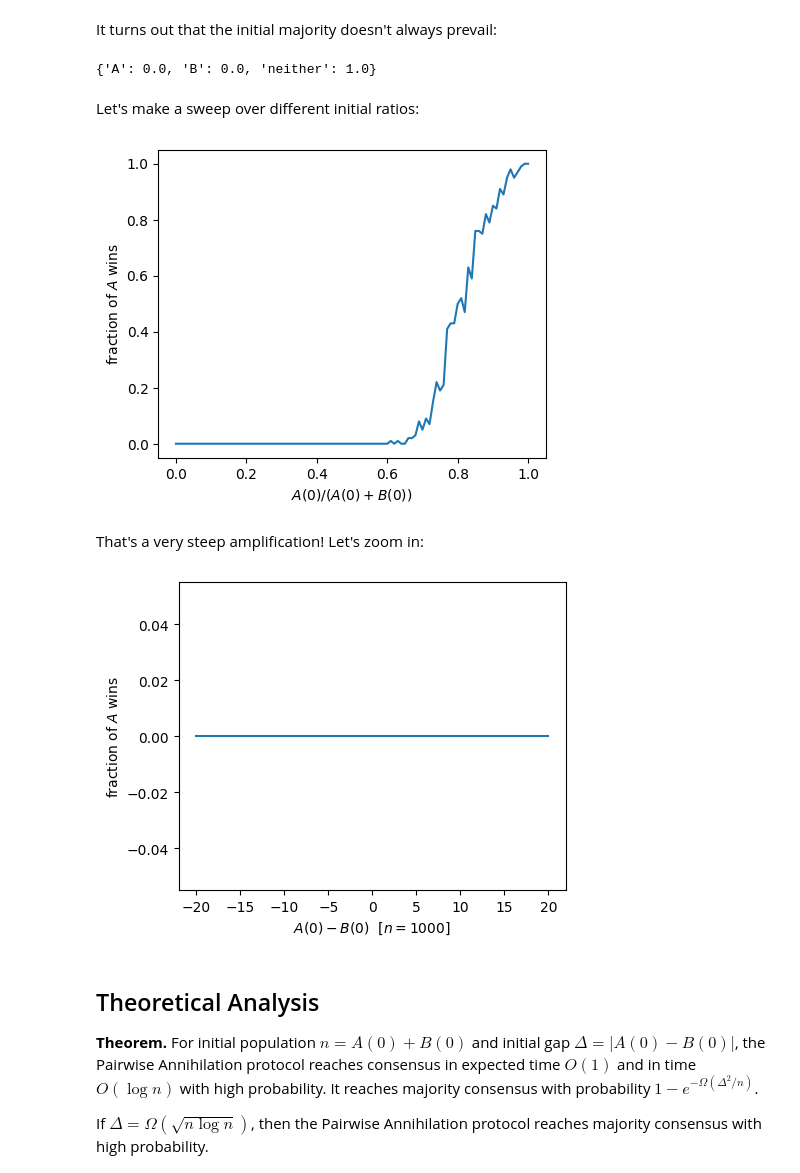
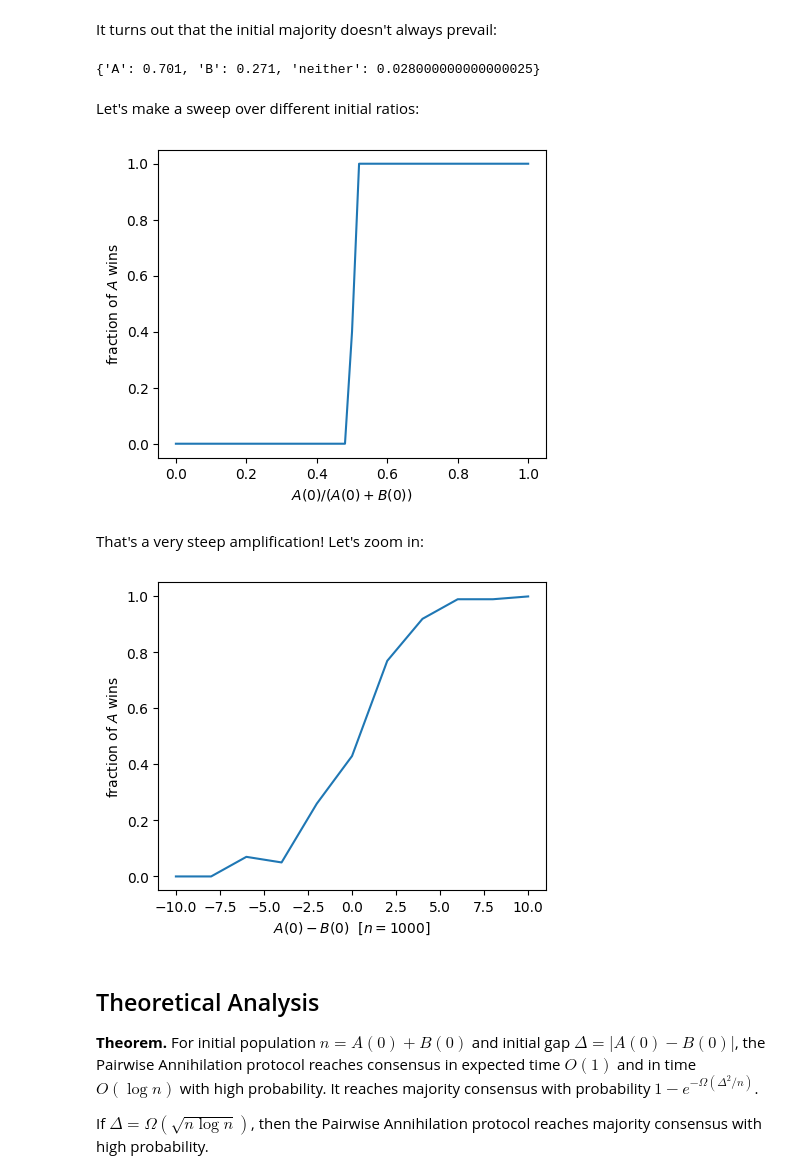
Before and after one commit to BioDisCo/computational_bioengineering, a Jupyter notebook: consensus/notes.ipynb, the cells around one changed output. Cells and saved outputs as stored; diff of their text form; code cells hidden in the pictures.

```diff
--- a/consensus/notes.ipynb
+++ b/consensus/notes.ipynb
@@ -411,67 +423,68 @@ plot_pa_over_time(**simulate_pa(51 / mp.u.uL, 49 / mp.u.uL, mu=1.0, delta=1.0, d
 # %% [markdown]
 It turns out that the initial majority doesn't always prevail:
 # %%
-def fraction_won(A0, B0, reps=1000, **kwargs):
-    cnt_A_won = 0
-    cnt_B_won = 0
+def fraction_won(A0, B0, repetitions: int=1000, **kwargs) -> dict[str, float]:
+    cnt_A_won: int = 0
+    cnt_B_won: int = 0
 
-    result = simulate_pa(A0=A0, B0=B0, stochastic=True, repetitions=reps, **kwargs)
+    result = simulate_pa(A0=A0 / mp.u.uL , B0=B0 / mp.u.uL, stochastic=True, repetitions=repetitions, **kwargs)
 
-    for i in range(reps):
+    for i in range(repetitions):
         if result['A'][i][-1] == 0 and result['B'][i][-1] != 0:
             cnt_B_won += 1
         if result['B'][i][-1] == 0 and result['A'][i][-1] != 0:
             cnt_A_won += 1
 
-    return {'A': cnt_A_won/reps,
-            'B': cnt_B_won/reps,
-            'neither': 1 - (cnt_A_won+cnt_B_won)/reps}
+    return {'A': cnt_A_won/repetitions,
+            'B': cnt_B_won/repetitions,
+            'neither': 1 - (cnt_A_won+cnt_B_won)/repetitions}
 
-print(fraction_won(501, 499, mu=1.0, delta=1.0, duration=3))
+print(fraction_won(501, 499, mu=1.0, delta=1.0, duration=5 * mp.u.min))
 # %% [output]
-{'A': 0.0, 'B': 0.0, 'neither': 1.0}
+{'A': 0.701, 'B': 0.271, 'neither': 0.028000000000000025}
 # %% [markdown]
 Let's make a sweep over different initial ratios:
 # %%
-def fraction_A_won_ratio_sweep(total_pop, **kwargs):
-    fractions = {}
-    for A0 in tqdm.tqdm(range(total_pop+1)):
+def fraction_A_won_ratio_sweep(total_pop: int, **kwargs) -> tuple[list[float], list[float]]:
+    ratios: list[float] = []
+    wins: list[float] = []
+    increment: int = 2
+    for A0 in tqdm.tqdm(range(0, total_pop+1, increment)):
         B0 = total_pop - A0
+        ratios.append(A0/total_pop)
+        wins.append(fraction_won(A0, B0, **kwargs)['A'])
+    return ratios, wins
 
-        fractions[A0/total_pop] = fraction_won(A0, B0, **kwargs)['A']
-
-    return fractions
-
-ratio_sweep = fraction_A_won_ratio_sweep(100, reps=100, mu=1.0, delta=1.0, duration=3)
+ratios, wins = fraction_A_won_ratio_sweep(100, repetitions=10, mu=1.0, delta=1.0, duration=5 * mp.u.min)
 # %%
 plt.figure(figsize=figsize)
 plt.xlabel('$A(0)/(A(0)+B(0))$')
 plt.ylabel('fraction of $A$ wins')
-plt.plot(ratio_sweep.keys(), ratio_sweep.values())
+plt.plot(ratios, wins)
 plt.show()
 # %% [output]
-[figure, old version]
+[figure, new version]
 # %% [markdown]
 That's a very steep amplification! Let's zoom in:
 # %%
-def fraction_A_won_diff_sweep(total_pop, max_diff, **kwargs):
-    fractions = {}
+def fraction_A_won_diff_sweep(total_pop: int, max_diff: int, **kwargs) -> tuple[list[int], list[float]]:
+    differences: list[int] = []
+    wins: list[float] = []
     for A0 in tqdm.tqdm(range(total_pop//2-max_diff, total_pop//2+max_diff+1)):
         B0 = total_pop - A0
+        differences.append(A0-B0)
+        wins.append(fraction_won(A0, B0, **kwargs)['A'])
+    return differences, wins
 
-        fractions[A0-B0] = fraction_won(A0, B0, **kwargs)['A']
-
-    return fractions
-
-diff_sweep = fraction_A_won_diff_sweep(1000, 10, reps=100, mu=1.0, delta=1.0, duration=3)
+differences, wins_zoom = fraction_A_won_diff_sweep(1000, 5, repetitions=100, mu=1.0, delta=1.0, duration=5 * mp.u.min)
 # %%
 plt.figure(figsize=figsize)
 plt.xlabel('$A(0) - B(0)$  [$n=1000$]')
 plt.ylabel('fraction of $A$ wins')
-plt.plot(diff_sweep.keys(), diff_sweep.values())
+plt.plot(differences, wins_zoom)
 plt.show()
 # %% [output]
-[figure, old version]
+[figure, new version]
 # %% [markdown]
 ## Theoretical Analysis
 
```
Also changed, not shown: parts of 5 cells of this notebook, 1 other file.
